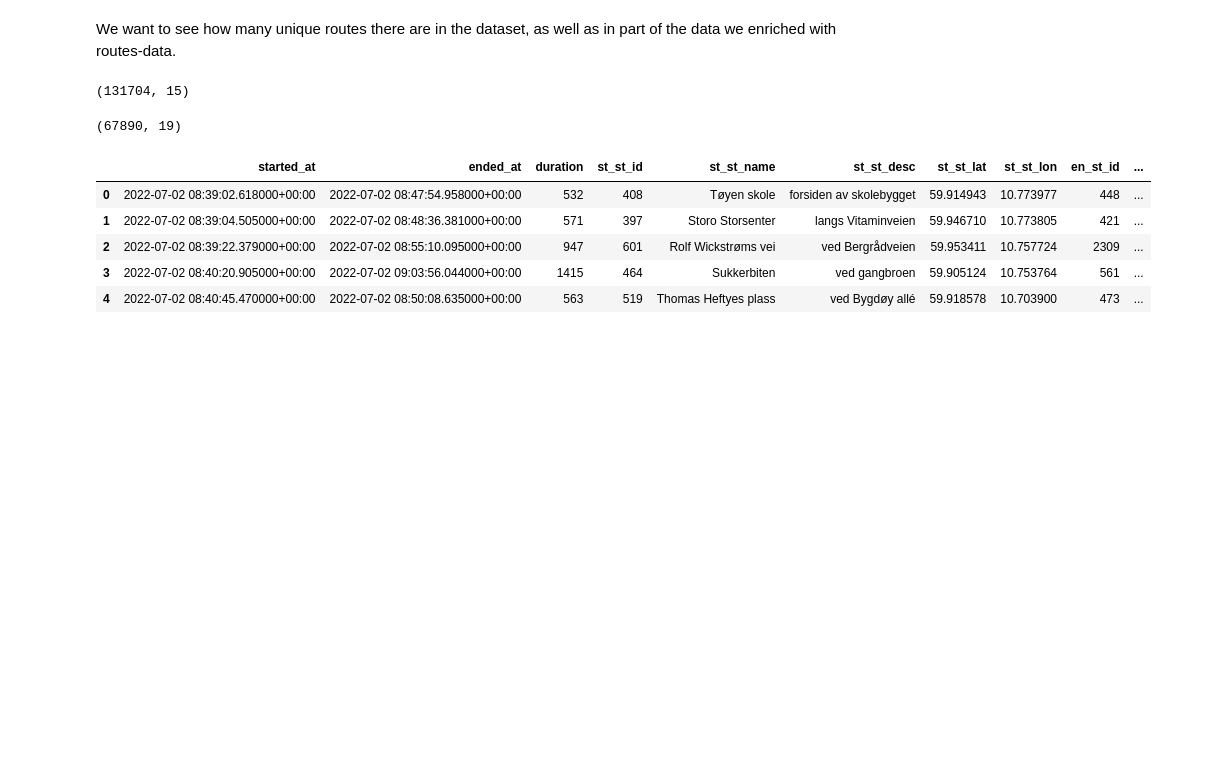
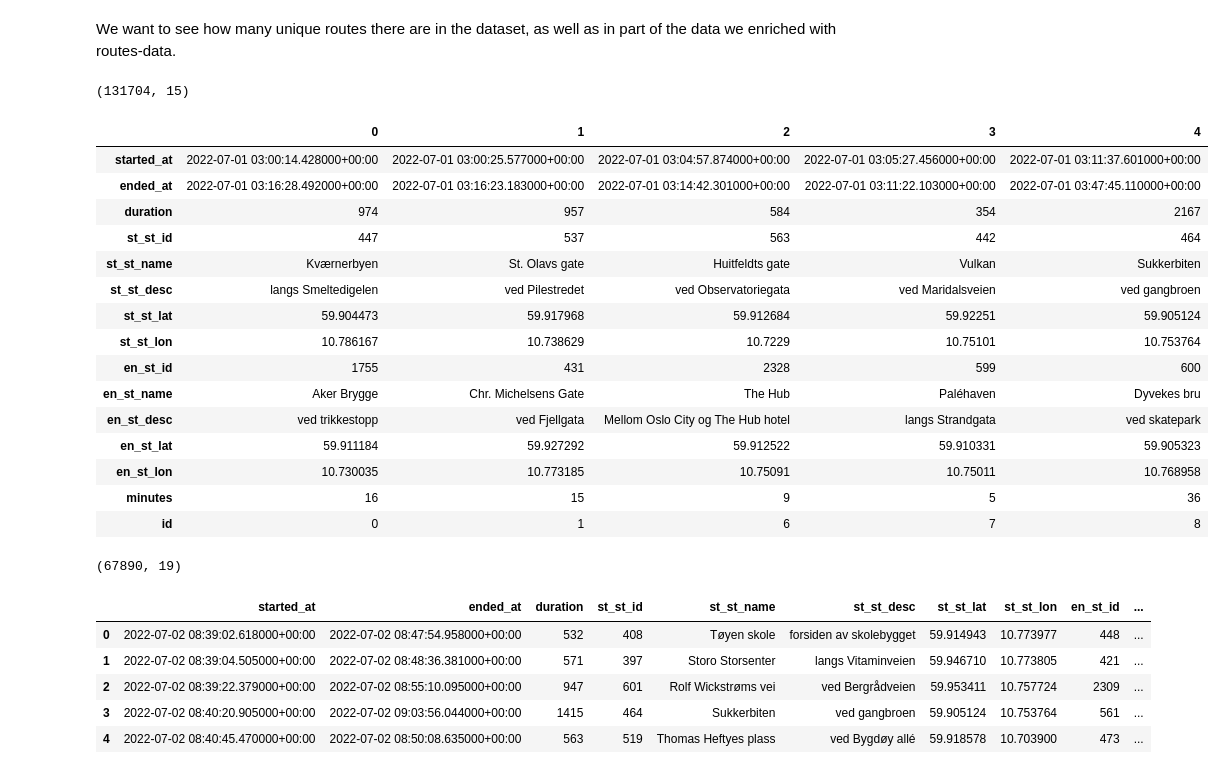
Before and after one commit to ThomasClaudinger/KDS_GeospatialDataScience_project, a Jupyter notebook: scripts/unique_routes.ipynb, the cells around one changed output. Cells and saved outputs as stored; diff of their text form; code cells hidden in the pictures; blank space fills up the shorter version.

```diff
--- a/scripts/unique_routes.ipynb
+++ b/scripts/unique_routes.ipynb
@@ -38,6 +46,25 @@ bike_data = bike_data.drop(columns=["Unnamed: 0"])
 print(bike_data.shape)
 # %% [output]
 (131704, 15)
+# %%
+bike_data.head().T
+# %% [output]
+|  | 0 | 1 | 2 | 3 | 4 |
+| started_at | 2022-07-01 03:00:14.428000+00:00 | 2022-07-01 03:00:25.577000+00:00 | 2022-07-01 03:04:57.874000+00:00 | 2022-07-01 03:05:27.456000+00:00 | 2022-07-01 03:11:37.601000+00:00 |
+| ended_at | 2022-07-01 03:16:28.492000+00:00 | 2022-07-01 03:16:23.183000+00:00 | 2022-07-01 03:14:42.301000+00:00 | 2022-07-01 03:11:22.103000+00:00 | 2022-07-01 03:47:45.110000+00:00 |
+| duration | 974 | 957 | 584 | 354 | 2167 |
+| st_st_id | 447 | 537 | 563 | 442 | 464 |
+| st_st_name | Kværnerbyen | St. Olavs gate | Huitfeldts gate | Vulkan | Sukkerbiten |
+| st_st_desc | langs Smeltedigelen | ved Pilestredet | ved Observatoriegata | ved Maridalsveien | ved gangbroen |
+| st_st_lat | 59.904473 | 59.917968 | 59.912684 | 59.92251 | 59.905124 |
+| st_st_lon | 10.786167 | 10.738629 | 10.7229 | 10.75101 | 10.753764 |
+| en_st_id | 1755 | 431 | 2328 | 599 | 600 |
+| en_st_name | Aker Brygge | Chr. Michelsens Gate | The Hub | Paléhaven | Dyvekes bru |
+| en_st_desc | ved trikkestopp | ved Fjellgata | Mellom Oslo City og The Hub hotel | langs Strandgata | ved skatepark |
+| en_st_lat | 59.911184 | 59.927292 | 59.912522 | 59.910331 | 59.905323 |
+| en_st_lon | 10.730035 | 10.773185 | 10.75091 | 10.75011 | 10.768958 |
+| minutes | 16 | 15 | 9 | 5 | 36 |
+| id | 0 | 1 | 6 | 7 | 8 |
 # %%
 gdf = gpd.read_file("../data/data_all_gpd_v3.shp")
 print(gdf.shape)
```
Also changed, not shown: parts of 9 cells of this notebook.
